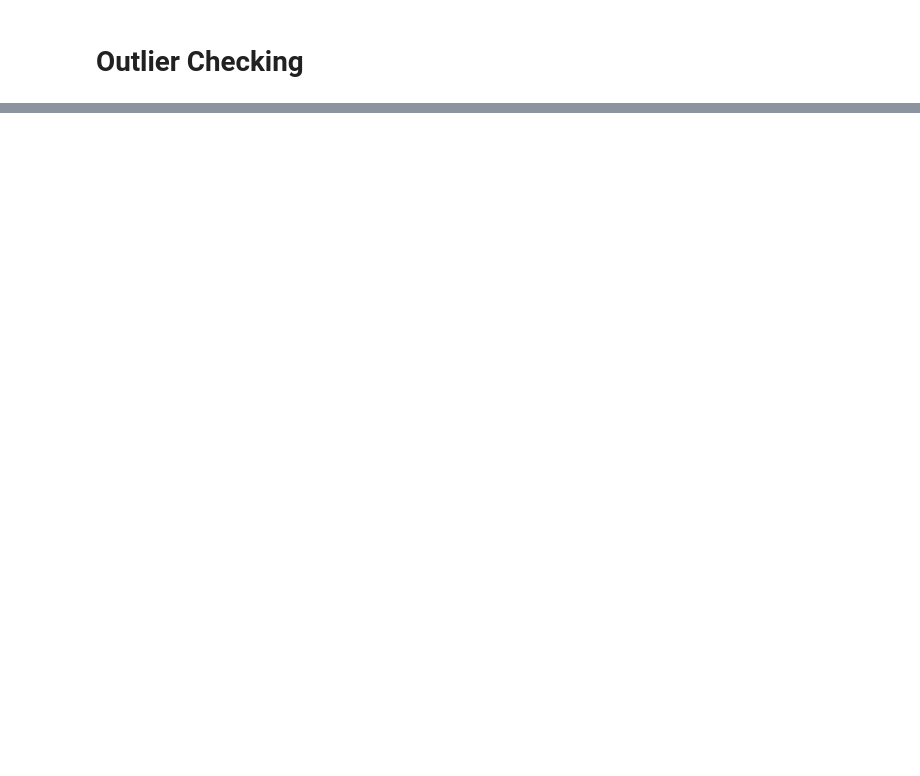
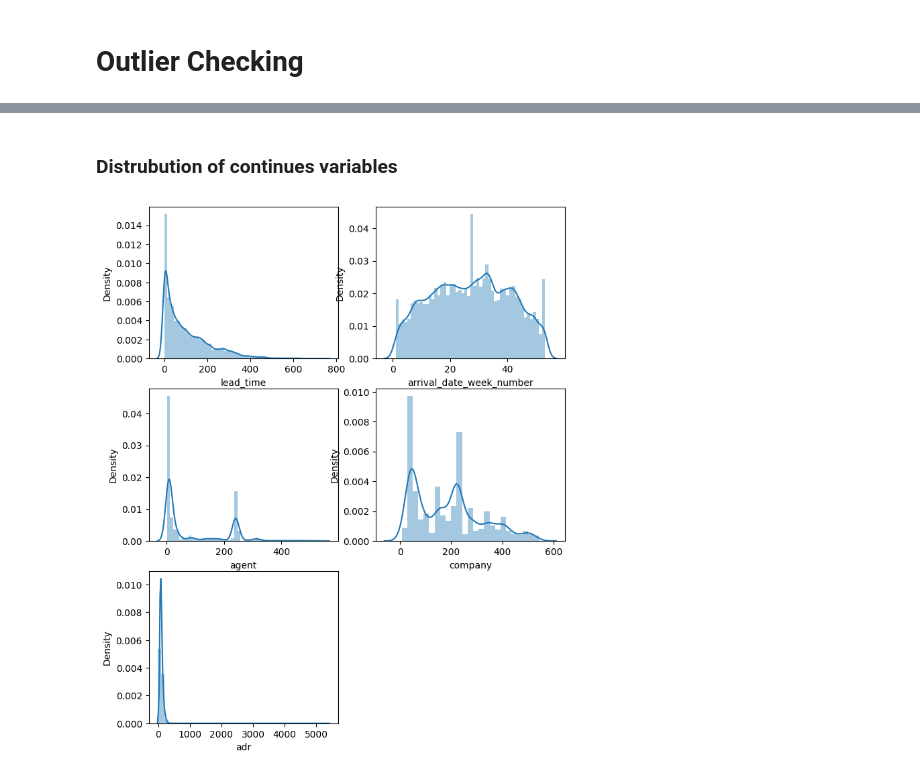
Before and after one commit to adnaen/hotel-cancellation-prediction, a Jupyter notebook: notebooks/01-data_exploration.ipynb, the cells around one changed output, grey strips where cells are left out. Drawn from its saved outputs; the diff is of its cells as text; code cells hidden in the pictures; blank space fills up the shorter version.

```diff
--- a/notebooks/01-data_exploration.ipynb
+++ b/notebooks/01-data_exploration.ipynb
@@ -196,0 +172,10 @@ Name: count, dtype: int64
+# %%
+# numerical columns that have cardinality > 50
+# categorize as continues variable
+
+continues_variables = [ column for column in numerical_cols.columns if df[column].nunique() > 50]
+
+# these variables are most likly discrete with there nature
+continues_variables.remove("previous_bookings_not_canceled")
+continues_variables.remove("days_in_waiting_list")
+continues_variables
@@ -196,0 +198,10 @@ Name: count, dtype: int64
+# %% [markdown]
+### Distrubution of continues variables
+# %%
+plt.figure(figsize=(8,10))
+
+for index, column in enumerate(continues_variables, start=1):
+    plt.subplot(3, 2, index)
+    sns.distplot(df[column])
+# %% [output]
+[figure, added]
```
Also changed, not shown: parts of 8 cells of this notebook, 5 other files.
